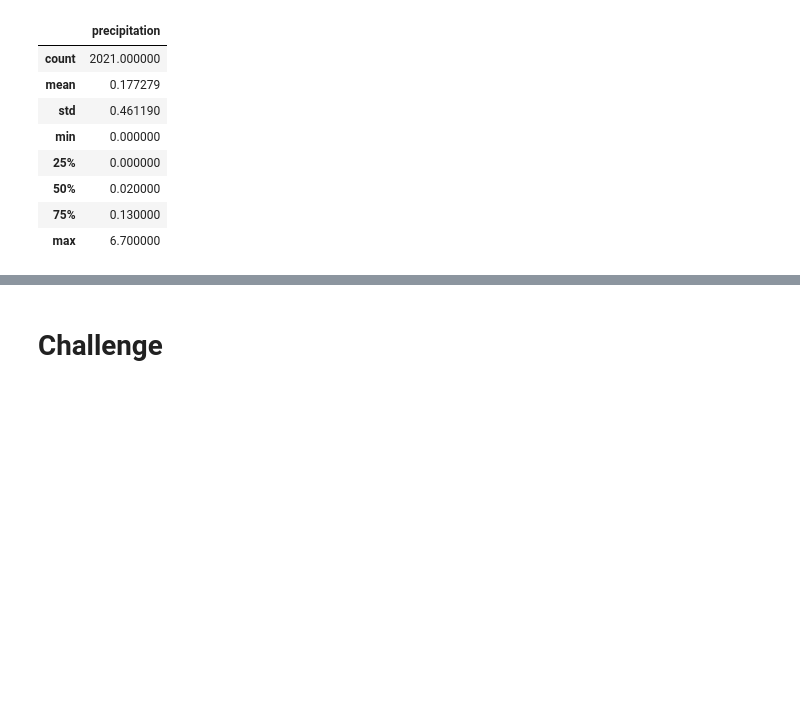
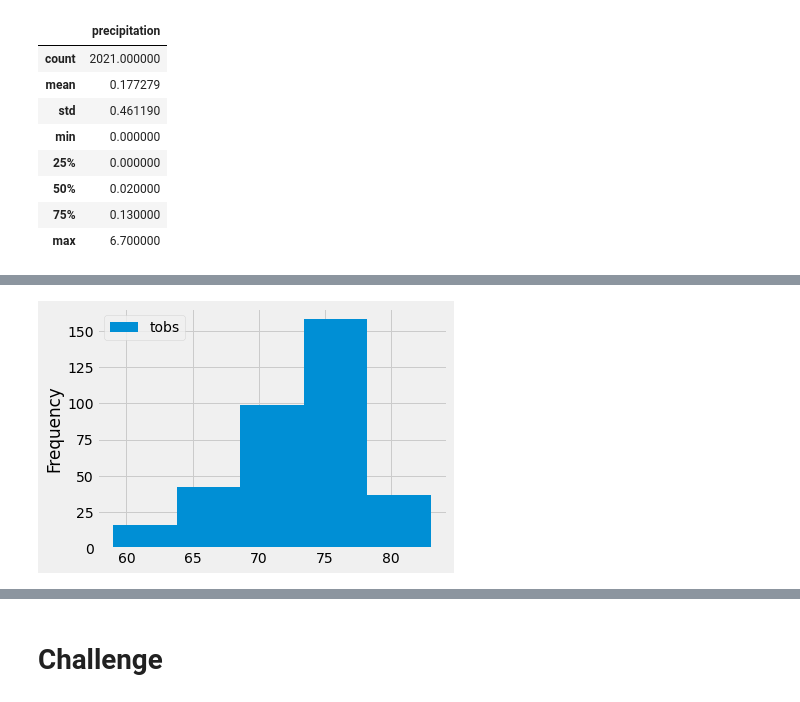
Before and after one commit to ilaha/surfs_up, a Jupyter notebook: climate_analysis.ipynb, the cells around one changed output, grey strips where cells are left out. Cells and saved outputs as stored; diff of their text form; code cells hidden in the pictures; blank space fills up the shorter version.

```diff
--- a/climate_analysis.ipynb
+++ b/climate_analysis.ipynb
@@ -112,0 +166,6 @@ df.describe()
+# %%
+# Plot the results as a histogram, 5 bins
+df.plot.hist(bins=5)
+plt.tight_layout()
+# %% [output]
+[figure, added]
```
Also changed, not shown: parts of 9 cells of this notebook.
